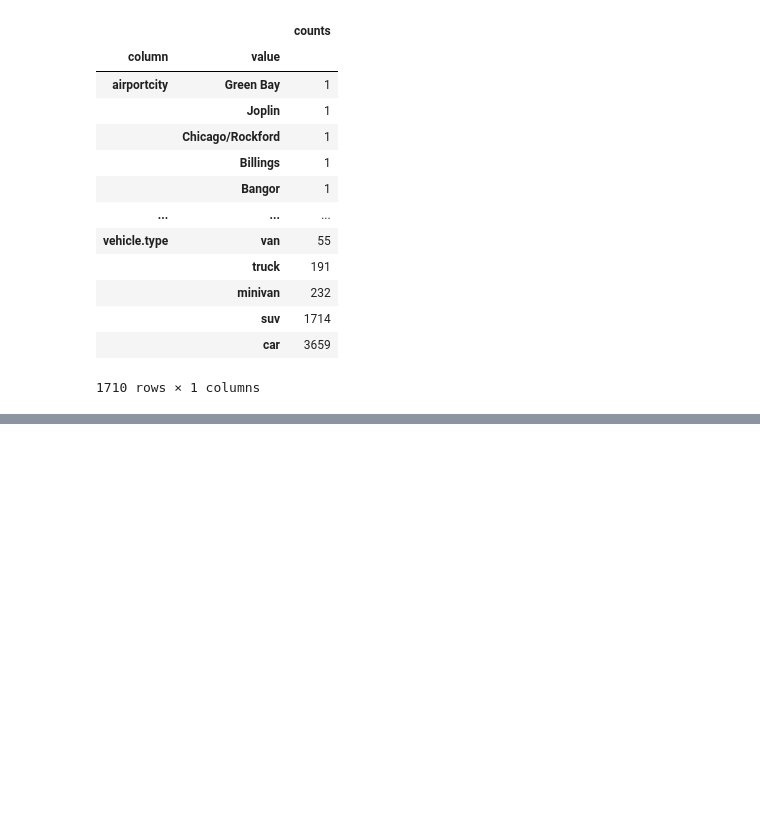
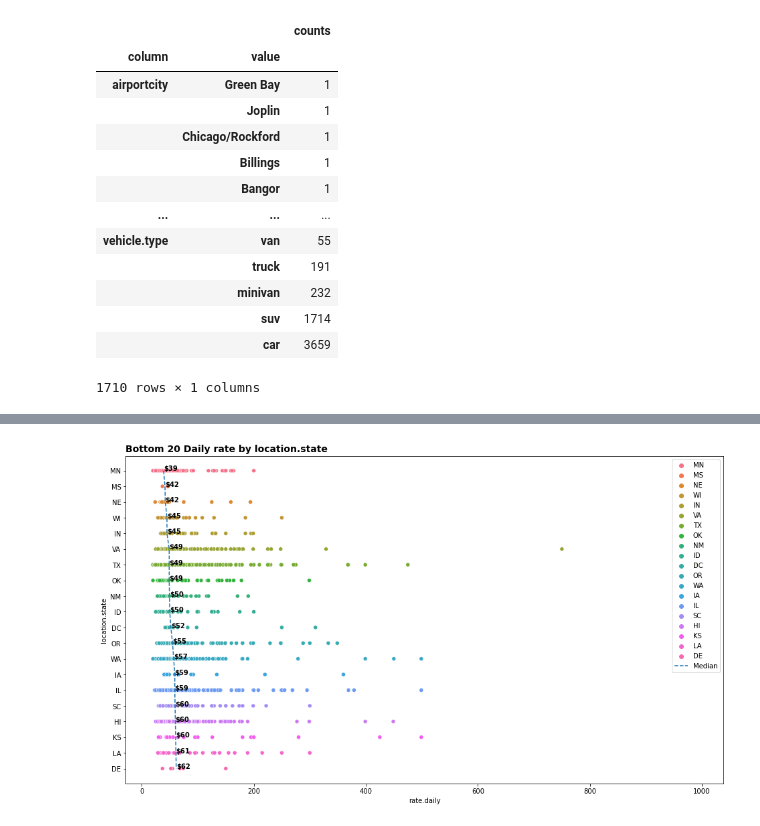
Before and after one commit to eugenieC/CarRental, a Jupyter notebook: CarRental.ipynb, the cells around one changed output, grey strips where cells are left out. Cells and saved outputs as stored; diff of their text form; code cells hidden in the pictures; blank space fills up the shorter version.

```diff
--- a/CarRental.ipynb
+++ b/CarRental.ipynb
@@ -438,0 +434,5 @@ rate_scatterplot(df_in=df,col='location.state',top_n=20)
+# %%
+# Bottom Daily rate by state
+rate_scatterplot(df_in=df,col='location.state',top_bottom='bottom',n=20)
+# %% [output]
+[figure, added]
```
Also changed, not shown: parts of 39 cells of this notebook.
